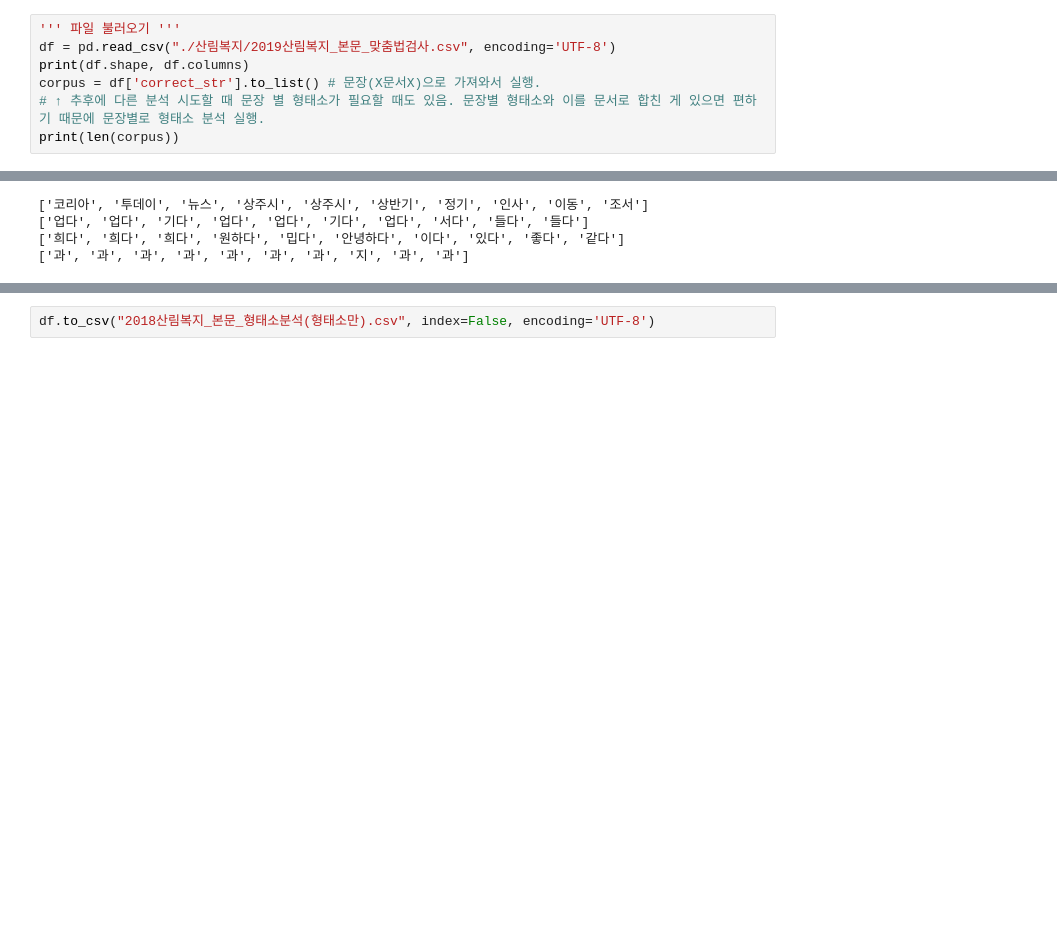
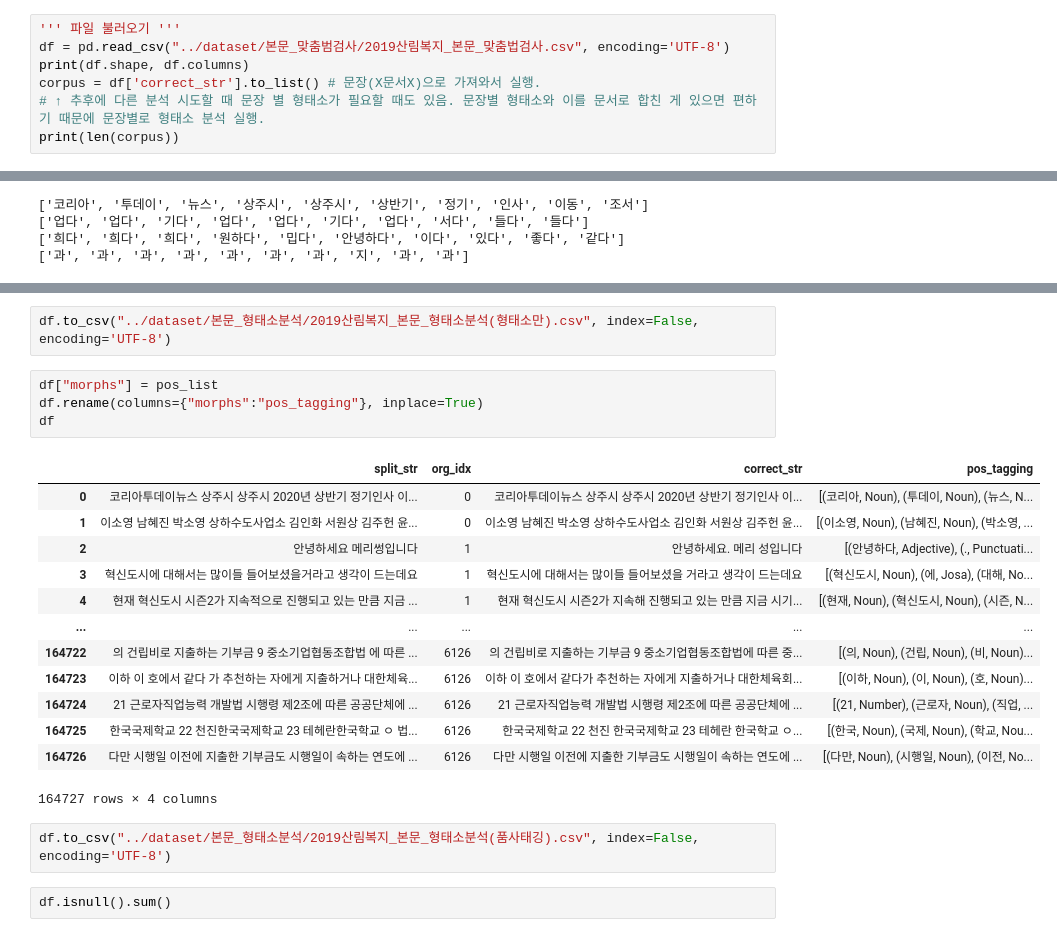
Before and after one commit to DDalaDDula/NIFoS, a Jupyter notebook: 치유(복지)/한글_텍스트_형태소분석/한글텍스트_형태소분석_2019(KoNLPy).ipynb, the cells around one changed output, grey strips where cells are left out. Cells and saved outputs as stored; diff of their text form; blank space fills up the shorter version.

```diff
--- a/치유(복지)/한글_텍스트_형태소분석/한글텍스트_형태소분석_2019(KoNLPy).ipynb
+++ b/치유(복지)/한글_텍스트_형태소분석/한글텍스트_형태소분석_2019(KoNLPy).ipynb
@@ -16,7 +16,7 @@ display.display(out)
 [interactive output not drawn]
 # %%
 ''' 파일 불러오기 '''
-df = pd.read_csv("./산림복지/2019산림복지_본문_맞춤법검사.csv", encoding='UTF-8')
+df = pd.read_csv("../dataset/본문_맞춤범검사/2019산림복지_본문_맞춤법검사.csv", encoding='UTF-8')
 print(df.shape, df.columns)
 corpus = df['correct_str'].to_list() # 문장(X문서X)으로 가져와서 실행.
 # ↑ 추후에 다른 분석 시도할 때 문장 별 형태소가 필요할 때도 있음. 문장별 형태소와 이를 문서로 합친 게 있으면 편하기 때문에 문장별로 형태소 분석 실행.
@@ -142,2 +216,24 @@ df
 # %%
-df.to_csv("2018산림복지_본문_형태소분석(형태소만).csv", index=False, encoding='UTF-8')
+df.to_csv("../dataset/본문_형태소분석/2019산림복지_본문_형태소분석(형태소만).csv", index=False, encoding='UTF-8')
+# %%
+df["morphs"] = pos_list
+df.rename(columns={"morphs":"pos_tagging"}, inplace=True)
+df
+# %% [output]
+|  | split_str | org_idx | correct_str | pos_tagging |
+| 0 | 코리아투데이뉴스 상주시 상주시 2020년 상반기 정기인사 이... | 0 | 코리아투데이뉴스 상주시 상주시 2020년 상반기 정기인사 이... | [(코리아, Noun), (투데이, Noun), (뉴스, N... |
+| 1 | 이소영 남혜진 박소영 상하수도사업소 김인화 서원상 김주헌 윤... | 0 | 이소영 남혜진 박소영 상하수도사업소 김인화 서원상 김주헌 윤... | [(이소영, Noun), (남혜진, Noun), (박소영, ... |
+| 2 | 안녕하세요 메리썽입니다 | 1 | 안녕하세요. 메리 성입니다 | [(안녕하다, Adjective), (., Punctuati... |
+| 3 | 혁신도시에 대해서는 많이들 들어보셨을거라고 생각이 드는데요 | 1 | 혁신도시에 대해서는 많이들 들어보셨을 거라고 생각이 드는데요 | [(혁신도시, Noun), (에, Josa), (대해, No... |
+| 4 | 현재 혁신도시 시즌2가 지속적으로 진행되고 있는 만큼 지금 ... | 1 | 현재 혁신도시 시즌2가 지속해 진행되고 있는 만큼 지금 시기... | [(현재, Noun), (혁신도시, Noun), (시즌, N... |
+| ... | ... | ... | ... | ... |
+| 164722 | 의 건립비로 지출하는 기부금 9 중소기업협동조합법 에 따른 ... | 6126 | 의 건립비로 지출하는 기부금 9 중소기업협동조합법에 따른 중... | [(의, Noun), (건립, Noun), (비, Noun)... |
+| 164723 | 이하 이 호에서 같다 가 추천하는 자에게 지출하거나 대한체육... | 6126 | 이하 이 호에서 같다가 추천하는 자에게 지출하거나 대한체육회... | [(이하, Noun), (이, Noun), (호, Noun)... |
+| 164724 | 21 근로자직업능력 개발법 시행령 제2조에 따른 공공단체에 ... | 6126 | 21 근로자직업능력 개발법 시행령 제2조에 따른 공공단체에 ... | [(21, Number), (근로자, Noun), (직업, ... |
+| 164725 | 한국국제학교 22 천진한국국제학교 23 테헤란한국학교 ㅇ 법... | 6126 | 한국국제학교 22 천진 한국국제학교 23 테헤란 한국학교 ㅇ... | [(한국, Noun), (국제, Noun), (학교, Nou... |
+| 164726 | 다만 시행일 이전에 지출한 기부금도 시행일이 속하는 연도에 ... | 6126 | 다만 시행일 이전에 지출한 기부금도 시행일이 속하는 연도에 ... | [(다만, Noun), (시행일, Noun), (이전, No... |
+164727 rows × 4 columns
+# %%
+df.to_csv("../dataset/본문_형태소분석/2019산림복지_본문_형태소분석(품사태깅).csv", index=False, encoding='UTF-8')
+# %%
+df.isnull().sum()
```
Also changed, not shown: parts of 6 cells of this notebook, 7 other files.
